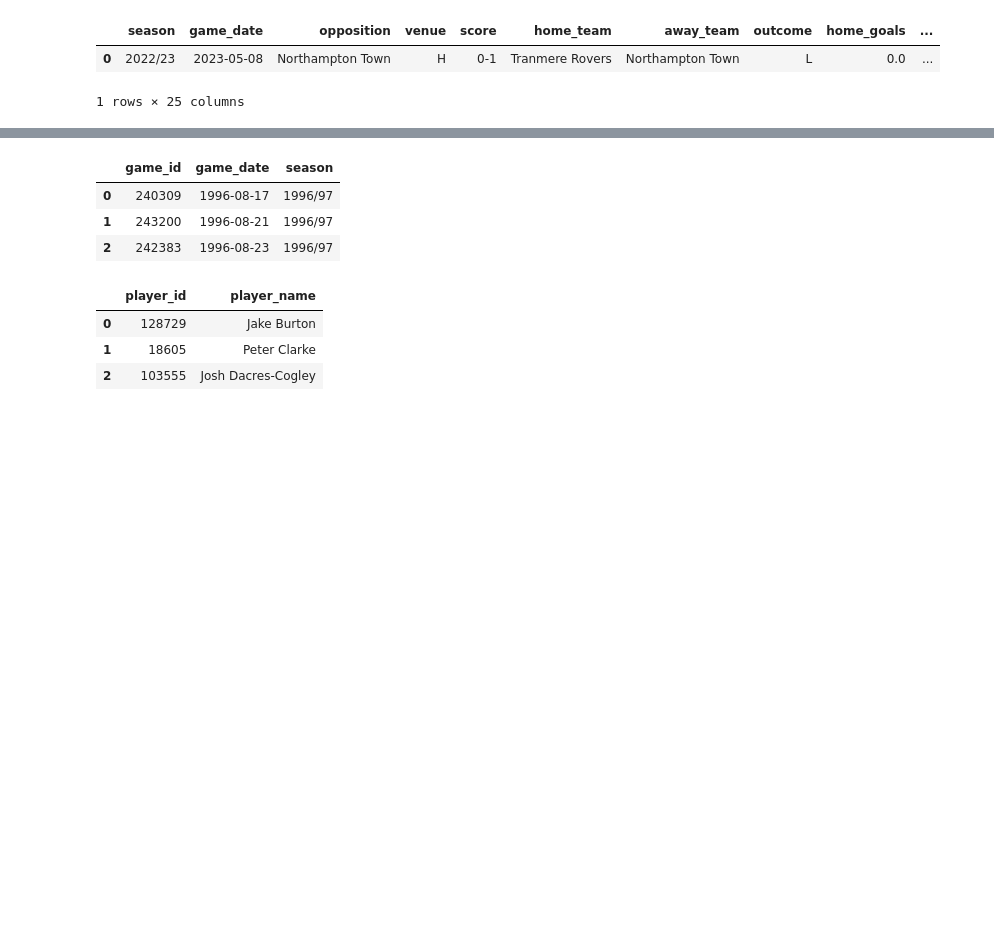
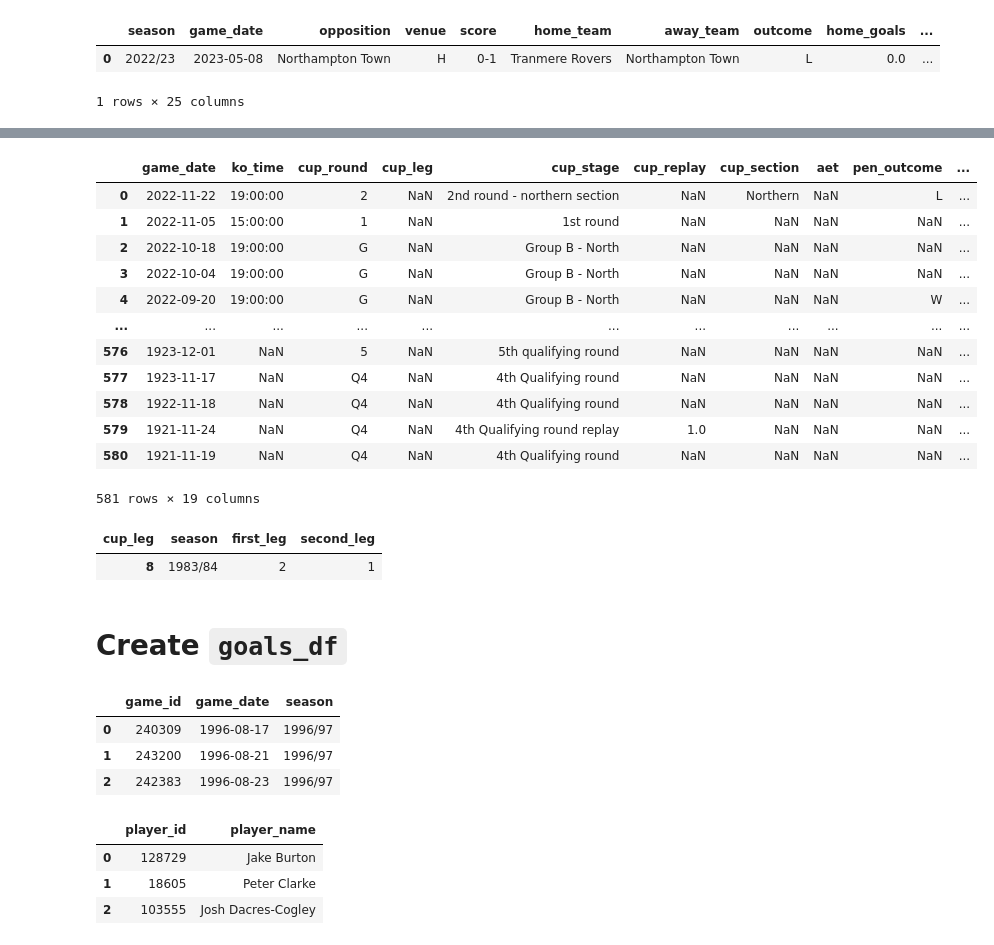
Before and after one commit to petebrown/pre-2023-data-prep, a Jupyter notebook: data-pipeline-prep.ipynb, the cells around one changed output, grey strips where cells are left out. Drawn from its saved outputs; the diff is of its cells as text; code cells hidden in the pictures; blank space fills up the shorter version.

```diff
--- a/data-pipeline-prep.ipynb
+++ b/data-pipeline-prep.ipynb
@@ -74,3 +95,39 @@ cup_game_details.head(3)
+# %%
+def outcome_decider(row):
+    if row['pen_outcome'] is not np.nan:
+        return "pens"
+    else:
+        return 0
+
+cup_game_details["decider"] = cup_game_details.apply(outcome_decider, axis=1)
+cup_game_details
+# %% [output]
+|  | game_date | ko_time | cup_round | cup_leg | cup_stage | cup_replay | cup_section | aet | pen_outcome | ... |
+| 0 | 2022-11-22 | 19:00:00 | 2 | NaN | 2nd round - northern section | NaN | Northern | NaN | L | ... |
+| 1 | 2022-11-05 | 15:00:00 | 1 | NaN | 1st round | NaN | NaN | NaN | NaN | ... |
+| 2 | 2022-10-18 | 19:00:00 | G | NaN | Group B - North | NaN | NaN | NaN | NaN | ... |
+| 3 | 2022-10-04 | 19:00:00 | G | NaN | Group B - North | NaN | NaN | NaN | NaN | ... |
+| 4 | 2022-09-20 | 19:00:00 | G | NaN | Group B - North | NaN | NaN | NaN | W | ... |
+| ... | ... | ... | ... | ... | ... | ... | ... | ... | ... | ... |
+| 576 | 1923-12-01 | NaN | 5 | NaN | 5th qualifying round | NaN | NaN | NaN | NaN | ... |
+| 577 | 1923-11-17 | NaN | Q4 | NaN | 4th Qualifying round | NaN | NaN | NaN | NaN | ... |
+| 578 | 1922-11-18 | NaN | Q4 | NaN | 4th Qualifying round | NaN | NaN | NaN | NaN | ... |
+| 579 | 1921-11-24 | NaN | Q4 | NaN | 4th Qualifying round replay | 1.0 | NaN | NaN | NaN | ... |
+| 580 | 1921-11-19 | NaN | Q4 | NaN | 4th Qualifying round | NaN | NaN | NaN | NaN | ... |
+581 rows × 19 columns
+# %%
+cup_game_details.columns
+
+two_legs = cup_game_details[~cup_game_details['cup_leg'].isna()].game_date.unique()
+
+two_legged_games = results[results.game_date.isin(two_legs)].merge(cup_game_details, on=['game_date'], how='left')
+
+two_legged_games.groupby("season").cup_leg.value_counts().to_frame().reset_index().pivot(index='season', columns='cup_leg', values='count').reset_index().rename(columns = {1.0: "first_leg", 2.0: "second_leg"}).query("first_leg != second_leg")
+# %% [output]
+| cup_leg | season | first_leg | second_leg |
+| 8 | 1983/84 | 2 | 1 |
+# %% [markdown]
+# Create `goals_df`
 # %%
 sb_match_apps = pd.read_csv(
     "https://raw.githubusercontent.com/petebrown/update-player-stats/main/data/players_df.csv",
```
Also changed, not shown: parts of 6 cells of this notebook.
